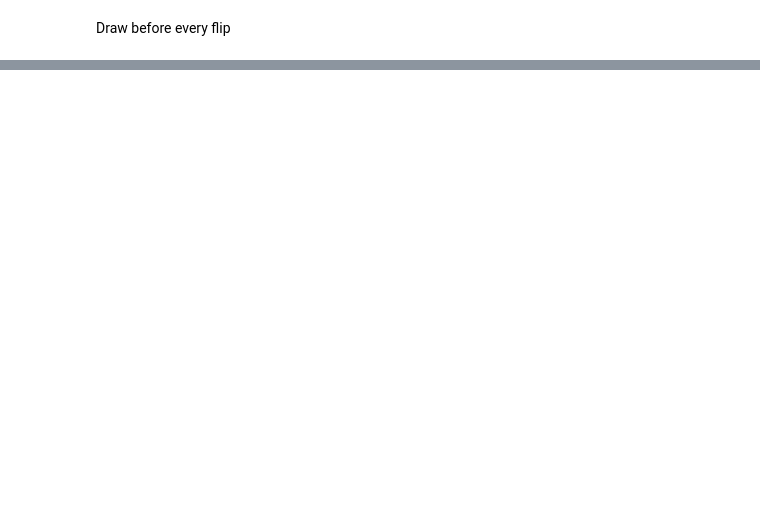
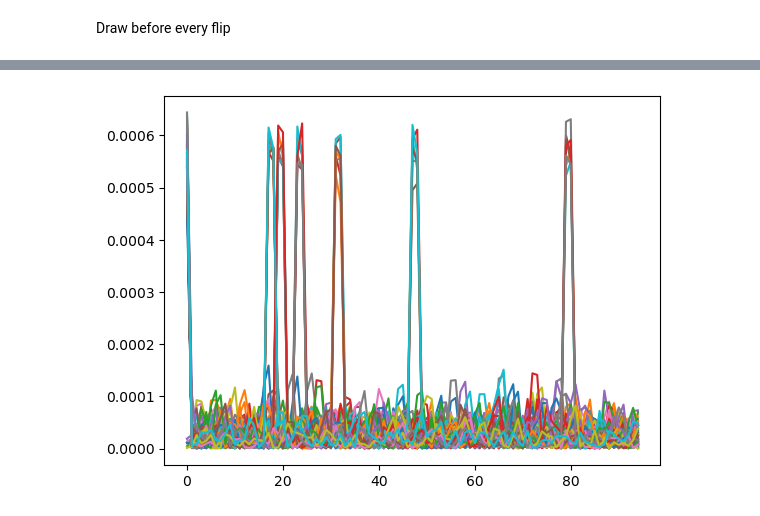
Before and after one commit to xavfunk/delayed-normalization-psilo, a Jupyter notebook: visualize_frametimings.ipynb, the cells around one changed output, grey strips where cells are left out. Cells and saved outputs as stored; diff of their text form; code cells hidden in the pictures; blank space fills up the shorter version.

```diff
--- a/visualize_frametimings.ipynb
+++ b/visualize_frametimings.ipynb
@@ -101,0 +102,5 @@ plt.show()
+# %%
+plt.plot(np.abs((all_diffs_flip- all_diffs_flip.mean())))
+plt.show()
+# %% [output]
+[figure, added]
```
Also changed, not shown: parts of 9 cells of this notebook, 4 other files.
